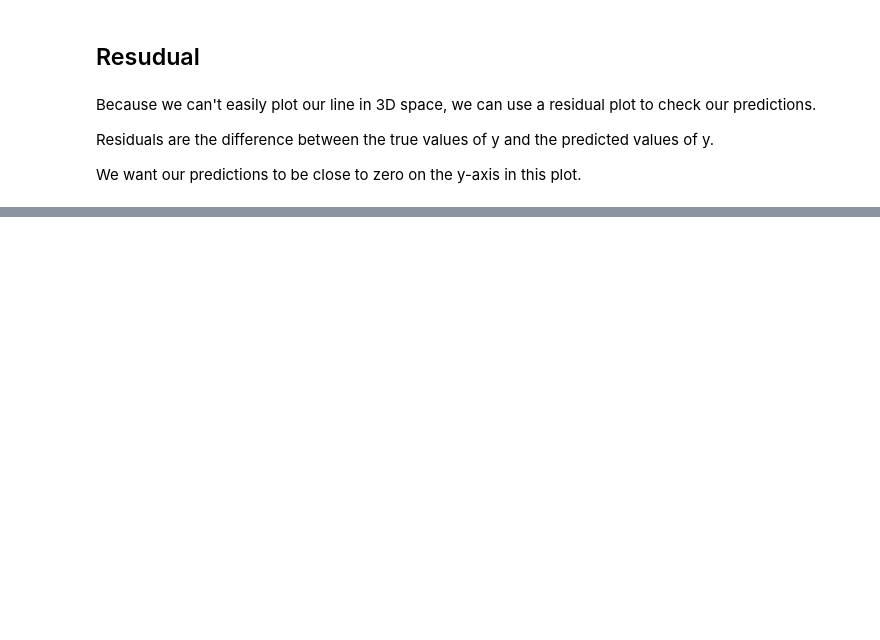
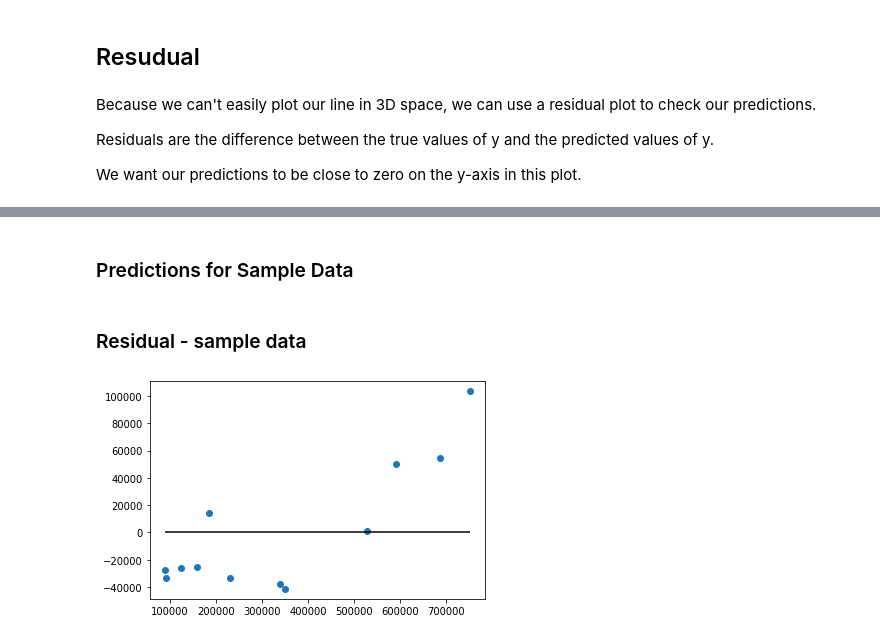
Before and after one commit to gkumar24/America-The-Beautiful, a Jupyter notebook: MultipleLinearRegression.ipynb, the cells around one changed output, grey strips where cells are left out. Saved outputs shown, nothing was run; the diff lists cells and outputs as text; code cells hidden in the pictures; blank space fills up the shorter version.

```diff
--- a/MultipleLinearRegression.ipynb
+++ b/MultipleLinearRegression.ipynb
@@ -105,0 +154,7 @@ plt.show()
+# %%
+NP_Fact_Sample_df = NP_Fact_encoded[NP_Fact_encoded["park_code"]=="YOSE"].reset_index(drop=True)
+# NP_Fact_Sample_df.head()
+# %%
+X_sample = NP_Fact_Sample_df.drop(ignore_columns, axis=1)
+y_sample = NP_Fact_Sample_df["visitor_count"].values.reshape(-1, 1)
+X_sample.columns
@@ -105,0 +170,13 @@ plt.show()
+# %% [markdown]
+### Predictions for Sample Data
+# %%
+predictions_sample = model.predict(X_sample)
+# %% [markdown]
+### Residual - sample data
+# %%
+# Plot Residuals
+plt.scatter(predictions_sample, predictions_sample - y_sample)
+plt.hlines(y=0, xmin=predictions_sample.min(), xmax=predictions_sample.max())
+plt.show()
+# %% [output]
+[figure, added]
```
Also changed, not shown: parts of 20 cells of this notebook, 35 other files.
